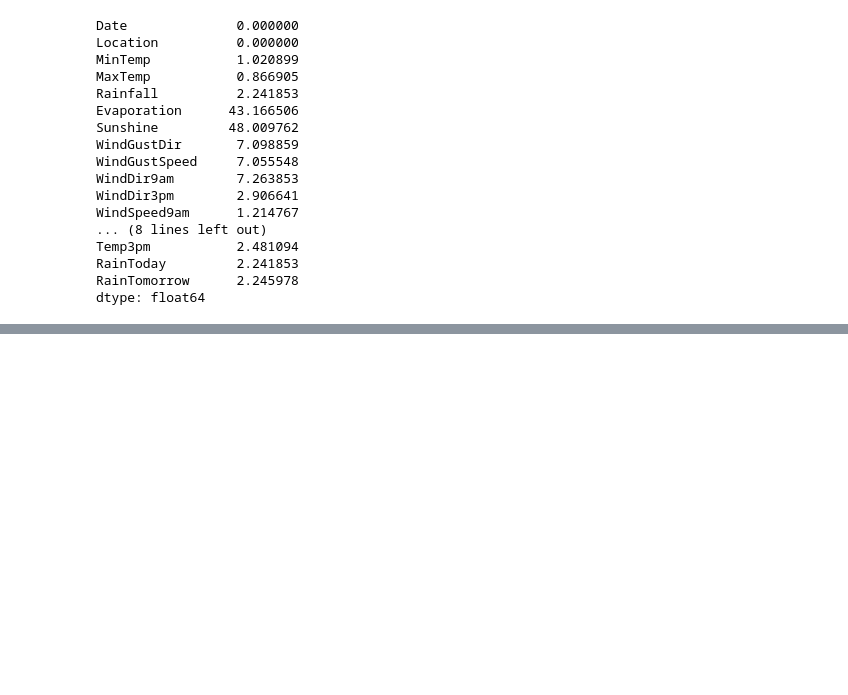
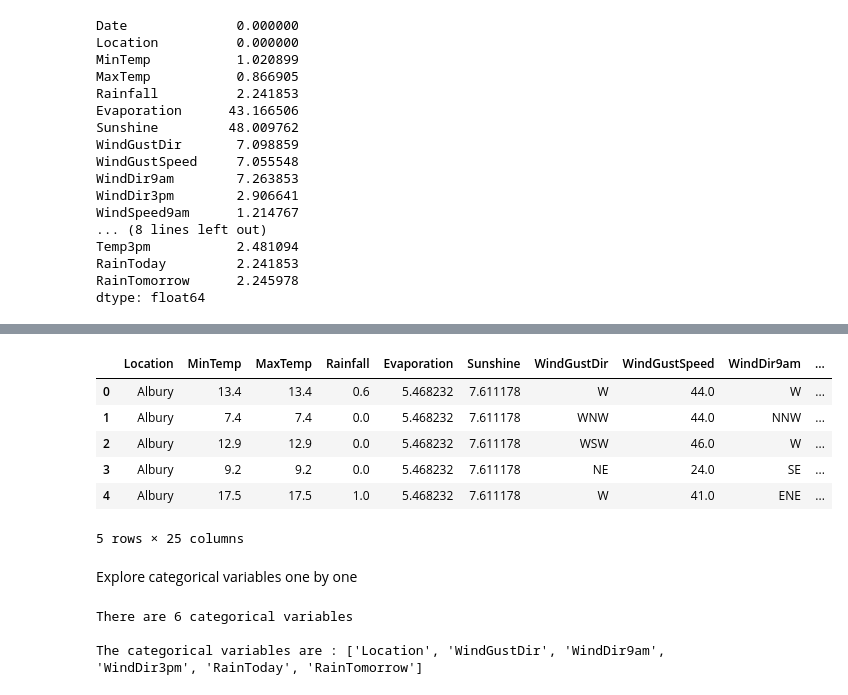
Before and after one commit to hiteshmishra052/Rain_Prediction_Model, a Jupyter notebook: Rain_Prediction_Model.ipynb, the cells around one changed output, grey strips where cells are left out. Cells and saved outputs as stored; diff of their text form; code cells hidden in the pictures; blank space fills up the shorter version.

```diff
--- a/Rain_Prediction_Model.ipynb
+++ b/Rain_Prediction_Model.ipynb
@@ -316,0 +502,6 @@ dtype: float64
+# %%
+#extract year from date
+
+df['Year'] = df['Date'].dt.year
+
+df['Year'].head()
@@ -316,0 +515,6 @@ dtype: float64
+# %%
+#extract month from date
+
+df['Month'] = df['Date'].dt.month
+
+df['Month'].head()
@@ -316,0 +528,6 @@ dtype: float64
+# %%
+#extract day from date
+
+df['Day'] = df['Date'].dt.day
+
+df['Day'].head()
@@ -316,0 +563,30 @@ dtype: float64
+# %%
+#drop the original date variable
+
+df = df.drop('Date',axis='columns')
+# %%
+#preview the dataset again
+
+df.head()
+# %% [output]
+|  | Location | MinTemp | MaxTemp | Rainfall | Evaporation | Sunshine | WindGustDir | WindGustSpeed | WindDir9am | ... |
+| 0 | Albury | 13.4 | 13.4 | 0.6 | 5.468232 | 7.611178 | W | 44.0 | W | ... |
+| 1 | Albury | 7.4 | 7.4 | 0.0 | 5.468232 | 7.611178 | WNW | 44.0 | NNW | ... |
+| 2 | Albury | 12.9 | 12.9 | 0.0 | 5.468232 | 7.611178 | WSW | 46.0 | W | ... |
+| 3 | Albury | 9.2 | 9.2 | 0.0 | 5.468232 | 7.611178 | NE | 24.0 | SE | ... |
+| 4 | Albury | 17.5 | 17.5 | 1.0 | 5.468232 | 7.611178 | W | 41.0 | ENE | ... |
+5 rows × 25 columns
+# %% [markdown]
+Explore categorical variables one by one
+# %%
+#find the categorical variables
+
+categorical =  [var for var in df.columns if df[var].dtype=='O']
+
+print('There are {} categorical variables\n'.format(len(categorical)))
+
+print('The categorical variables are :', categorical)
+# %% [output]
+There are 6 categorical variables
+
+The categorical variables are : ['Location', 'WindGustDir', 'WindDir9am', 'WindDir3pm', 'RainToday', 'RainTomorrow']
```
Also changed, not shown: parts of 38 cells of this notebook.
